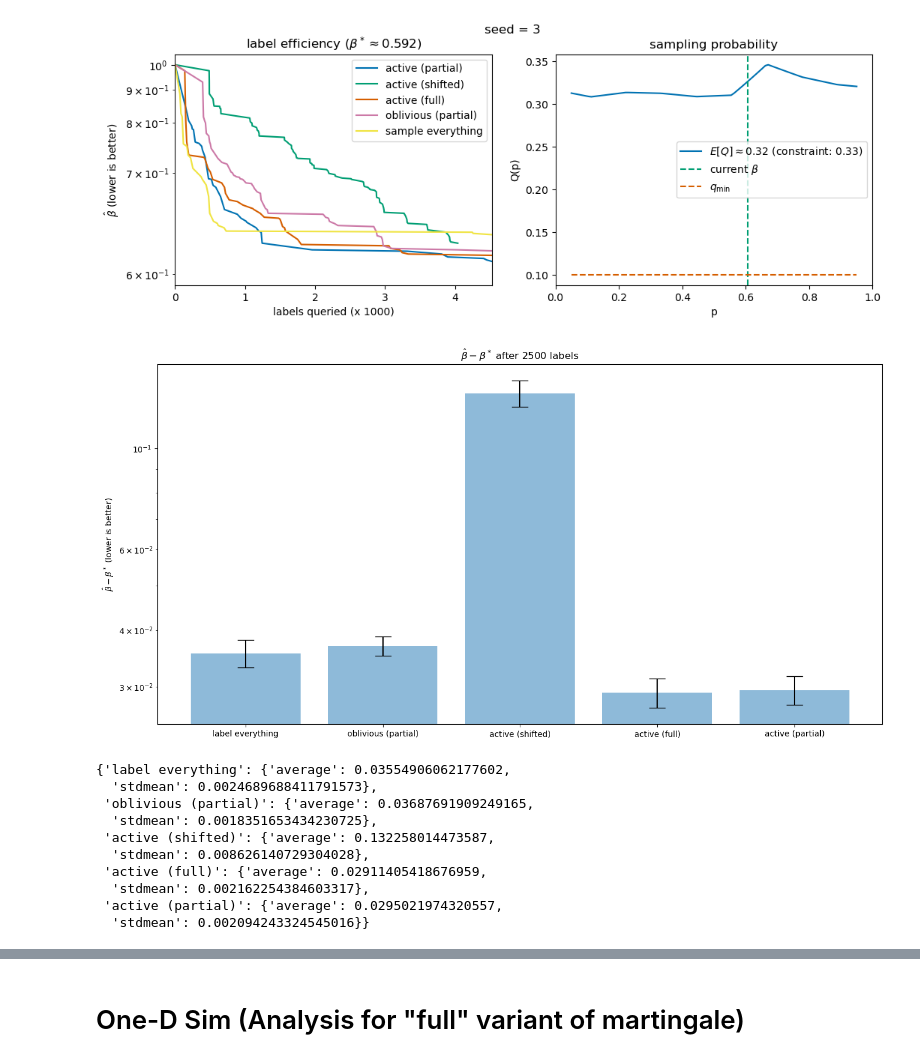
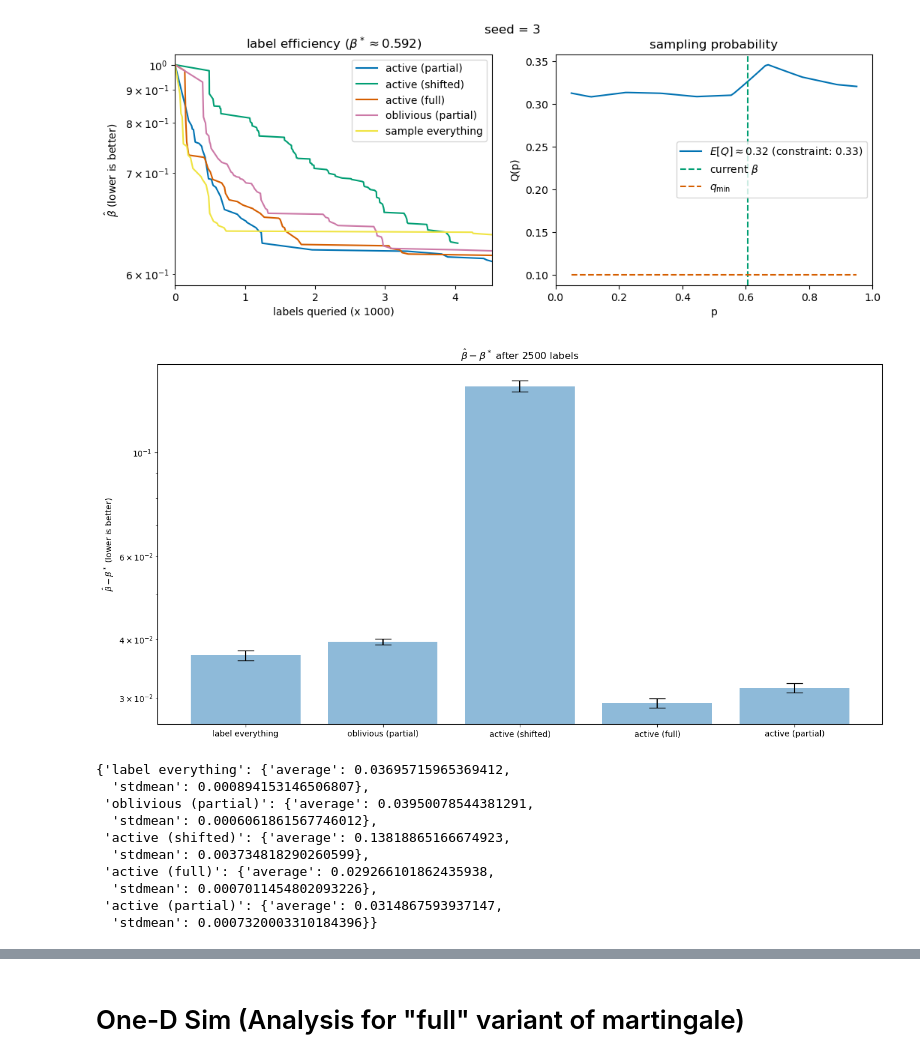
Before and after one commit to neilzxu/active-rcps, a Jupyter notebook: onedbinomialtestlesshypers.ipynb, the cells around one changed output, grey strips where cells are left out. Drawn from its saved outputs; the diff is of its cells as text; code cells hidden in the pictures.

```diff
--- a/onedbinomialtestlesshypers.ipynb
+++ b/onedbinomialtestlesshypers.ipynb
@@ -442,44 +442,44 @@ def test():
     from tqdm.auto import trange
     import numpy as np
 
     report_at = 2500
     res = []
-    for seed in trange(1, 50, position=0):
+    for seed in trange(1, 500, position=0):
         res.append(test_once(seed=seed, report_at=report_at))
 
     rv = {}
     for k in res[0].keys():
         rv[k] = { 'average': np.mean([ v[k] for v in res ]),
                   'stdmean': np.std([ v[k] for v in res ]) / np.sqrt(len(res)),
                 }
 
     import matplotlib.pyplot as plt
 
     fig, ax = plt.subplots(figsize=(16, 8))
     ax.bar(list(k for k, _ in rv.items()),
            list(v['average'] for _, v in rv.items()),
            yerr=list(v['stdmean'] for _, v in rv.items()),
            align='center', alpha=0.5, ecolor='black', capsize=10)
     ax.set_ylabel('$\\hat{\\beta} - \\beta^*$ (lower is better)')
     ax.set_yscale('log')
     plt.title('$\\hat{\\beta} - \\beta^*$ ' + f'after {report_at} labels')
 
     plt.show()
 
     return rv
 
 test()
 # %% [output]
-[figure, old version]
+[figure, new version]
-{'label everything': {'average': 0.03554906062177602,
-  'stdmean': 0.0024689688411791573},
- 'oblivious (partial)': {'average': 0.03687691909249165,
-  'stdmean': 0.0018351653434230725},
- 'active (shifted)': {'average': 0.132258014473587,
-  'stdmean': 0.008626140729304028},
- 'active (full)': {'average': 0.02911405418676959,
-  'stdmean': 0.002162254384603317},
- 'active (partial)': {'average': 0.0295021974320557,
-  'stdmean': 0.002094243324545016}}
+{'label everything': {'average': 0.03695715965369412,
+  'stdmean': 0.000894153146506807},
+ 'oblivious (partial)': {'average': 0.03950078544381291,
+  'stdmean': 0.0006061861567746012},
+ 'active (shifted)': {'average': 0.13818865166674923,
+  'stdmean': 0.003734818290260599},
+ 'active (full)': {'average': 0.029266101862435938,
+  'stdmean': 0.0007011454802093226},
+ 'active (partial)': {'average': 0.0314867593937147,
+  'stdmean': 0.0007320003310184396}}
 # %%
 def megaplot(report_at):
```
Also changed, not shown: parts of 1 cell of this notebook.
